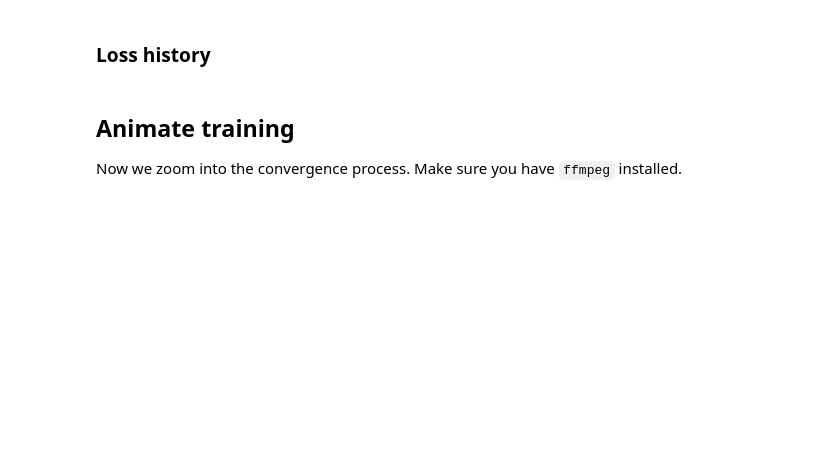
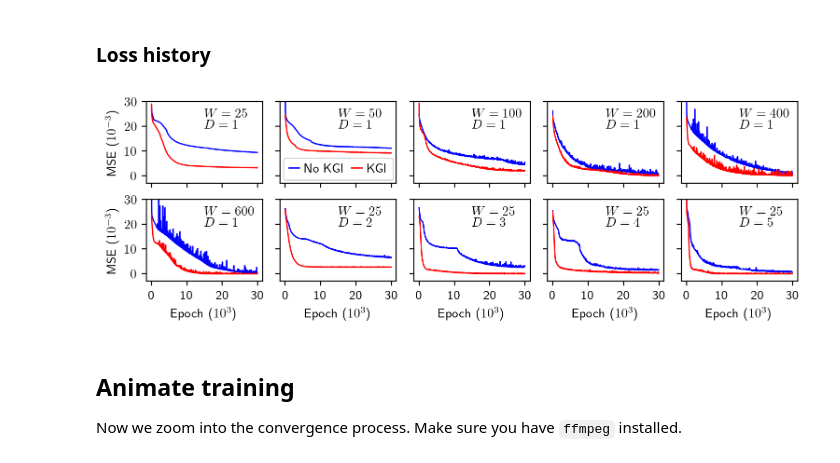
Before and after one commit to kuangdai/mlp_kgi, a Jupyter notebook: 01_1d_curve.ipynb, the cells around one changed output. Cells and saved outputs as stored; diff of their text form; code cells hidden in the pictures; blank space fills up the shorter version.

Commit message:
figures

```diff
--- a/01_1d_curve.ipynb
+++ b/01_1d_curve.ipynb
@@ -301,34 +312,36 @@ plt.show()
 # %% [markdown]
 ### Loss history
 # %%
-def moving_ave(data, window_size):
+def moving_ave(series, window_size):
     """ Moving average to smooth the loss history a little bit """
-    return np.convolve(data, np.ones(window_size) / window_size, mode='valid')
+    return np.convolve(series, np.ones(window_size) / window_size, mode='valid')
 
 
-_, axes = plt.subplots(2, 5, sharex=True, sharey=True, figsize=(9, 3), dpi=200)
+_, axes = plt.subplots(2, 5, sharex=True, sharey=True, figsize=(9, 2.5), dpi=200)
 plt.subplots_adjust(wspace=.15)
 for i, (hidden_size_, num_hidden_layers_) in enumerate(nn_sizes):
     seed_ = 3
     hist_def = np.loadtxt(out_dir / f"relu_{seed_}_{hidden_size_}_{num_hidden_layers_}_{False}")
     hist_kgi = np.loadtxt(out_dir / f"relu_{seed_}_{hidden_size_}_{num_hidden_layers_}_{True}")
     ax = axes[i // 5, i % 5]
     p = 5
     ax.plot(np.arange(epochs // 20 - p // 2 - 2), moving_ave(hist_def, p) * 1000, label="No KGI", lw=1, c='b')
     ax.plot(np.arange(epochs // 20 - p // 2 - 2), moving_ave(hist_kgi, p) * 1000, label="KGI", lw=1, c='r')
     ax.text(.5, .92, f"$W={hidden_size_}$", va="top", ha="left", transform=ax.transAxes)
     ax.text(.5, .78, f"$D={num_hidden_layers_}$", va="top", ha="left", transform=ax.transAxes)
 
 axes[0, 0].set_ylim(-3, 30)
 for i in range(2):
     axes[i, 0].set_ylabel("MSE ($10^{-3}$)")
     axes[i, 0].set_yticks([0, 10, 20, 30])
 for i in range(5):
     axes[1, i].set_xlabel("Epoch ($10^3$)")
     axes[1, i].set_xticks([0, 10000 // 20, 20000 // 20, 30000 // 20], [0, 10, 20, 30])
 axes[0, 1].legend(ncol=2, loc=[0.03, 0.04], handlelength=.8, columnspacing=.5, handletextpad=.4)
 plt.savefig("figs/curve_loss_epoch.pdf", bbox_inches='tight', pad_inches=0.01)
 plt.show()
+# %% [output]
+[figure, added]
 # %% [markdown]
 ## Animate training
 
```
Also changed, not shown: parts of 5 cells of this notebook, 9 other files.
